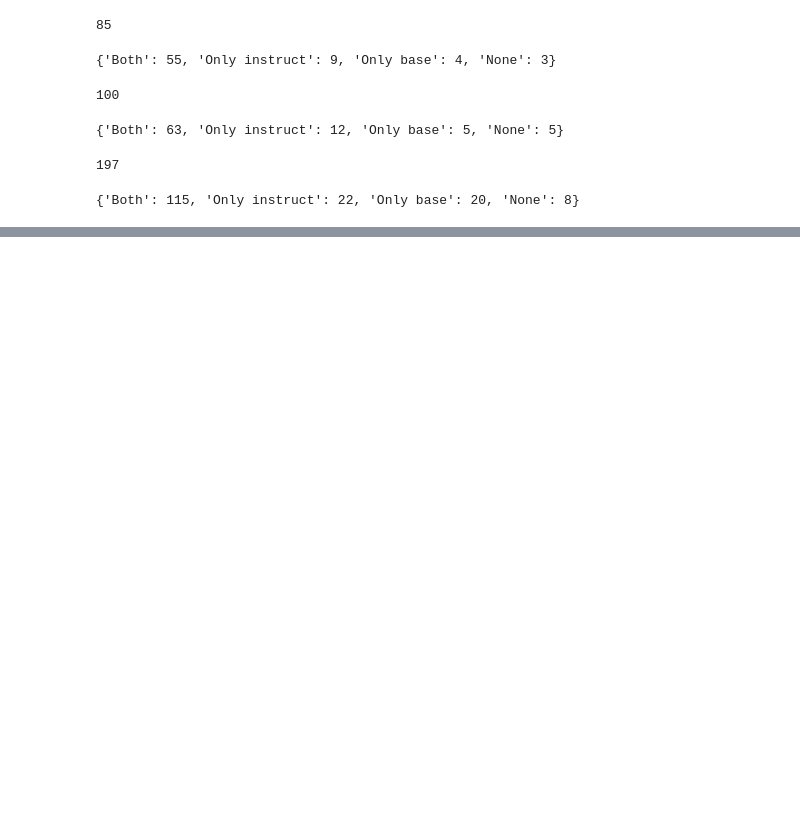
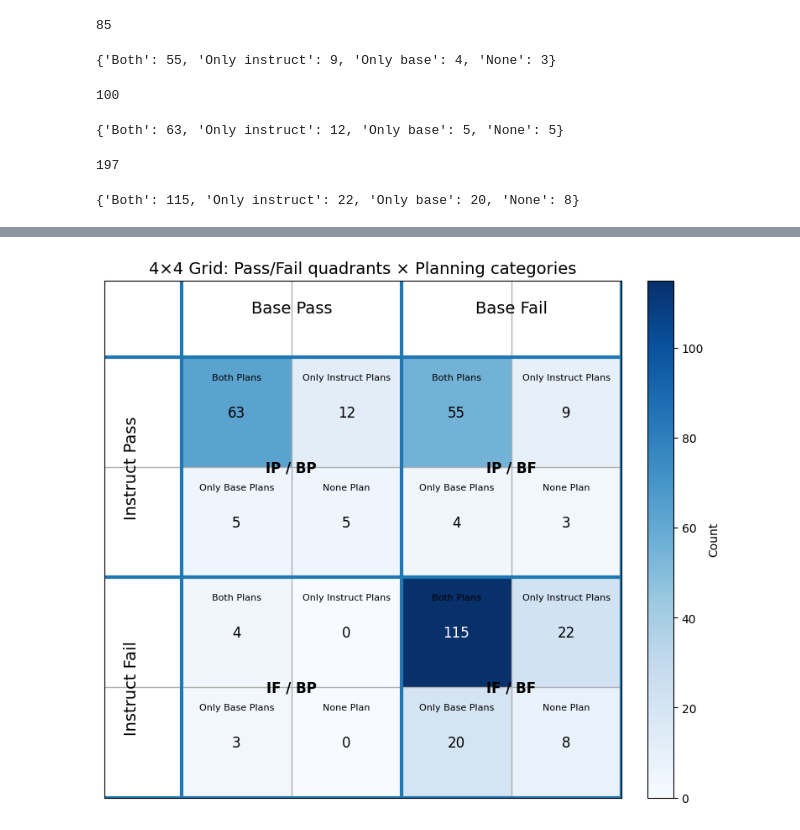
Before and after one commit to ambitious-mechinterp/plan_trace, a Jupyter notebook: notebooks/scale_exp_post_process_V2.ipynb, the cells around one changed output, grey strips where cells are left out. Drawn from its saved outputs; the diff is of its cells as text; code cells hidden in the pictures; blank space fills up the shorter version.

```diff
--- a/notebooks/scale_exp_post_process_V2.ipynb
+++ b/notebooks/scale_exp_post_process_V2.ipynb
@@ -359,0 +525,5 @@ with open("../data/base_vs_instruct_oracle_V2.json", "w") as f:
+# %%
+ax = plot_4x4_plan_grid(data, with_e = True)
+plt.show()
+# %% [output]
+[figure, added]
```
Also changed, not shown: parts of 2 cells of this notebook.
